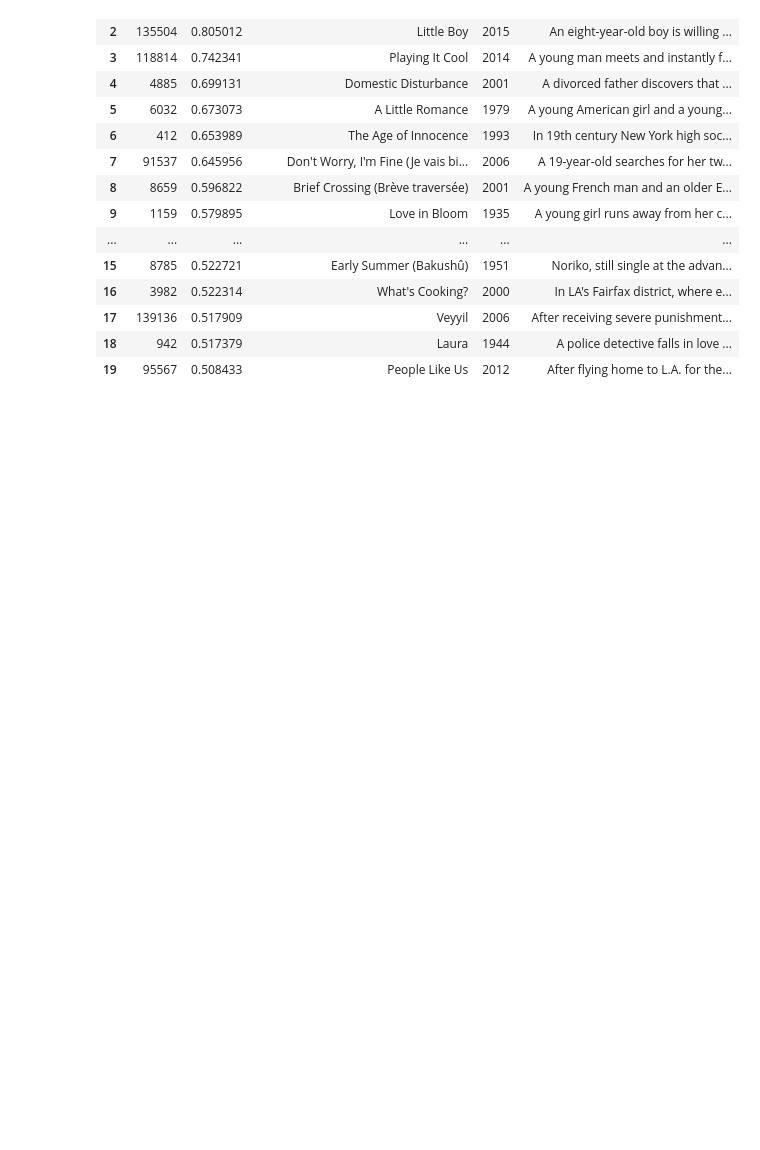
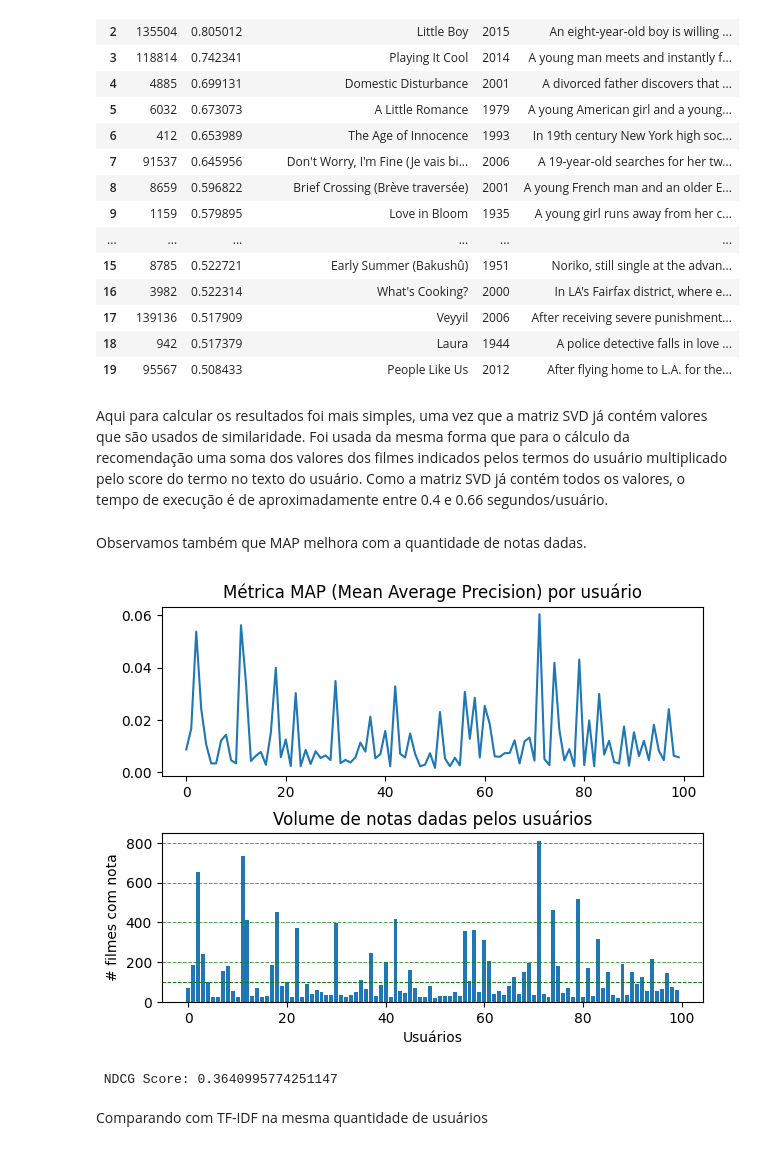
Before and after one commit to xnes/recsys, a Jupyter notebook: rec_sys_apresentacao_3.ipynb, the cells around one changed output. Drawn from its saved outputs; the diff is of its cells as text; code cells hidden in the pictures; blank space fills up the shorter version.

```diff
--- a/rec_sys_apresentacao_3.ipynb
+++ b/rec_sys_apresentacao_3.ipynb
@@ -823,3 +839,43 @@ life love man story woman world film old young family wife year war new father m
 | 17 | 139136 | 0.517909 | Veyyil | 2006 | After receiving severe punishment... |
 | 18 | 942 | 0.517379 | Laura | 1944 | A police detective falls in love ... |
 | 19 | 95567 | 0.508433 | People Like Us | 2012 | After flying home to L.A. for the... |
+# %% [markdown]
+Aqui para calcular os resultados foi mais simples, uma vez que a matriz SVD já contém valores que são usados de similaridade. Foi usada da mesma forma que para o cálculo da recomendação uma soma dos valores dos filmes indicados pelos termos do usuário multiplicado pelo score do termo no texto do usuário. Como a matriz SVD já contém todos os valores, o tempo de execução é de aproximadamente entre 0.4 e 0.66 segundos/usuário.
+# %%
+def calcular_map_SVD(qt_usuarios = 100):
+
+    colunas_matriz_true = sinopses['movieId'].to_numpy()
+    linhas_matriz_true = usuarios['userId'].unique()[:(qt_usuarios)]
+    matriz_true_bin = np.zeros((len(linhas_matriz_true), len(colunas_matriz_true)))
+    matriz_true_real = np.zeros((len(linhas_matriz_true), len(colunas_matriz_true)))
+    matriz_score = np.zeros((len(linhas_matriz_true), len(colunas_matriz_true)))
+    matriz_assistidos = np.zeros(qt_usuarios)
+    linha = 0
+    for user in linhas_matriz_true:
+        for filme, nota in ratings[ratings['userId']==user][['movieId','rating']].to_numpy():
+            posicao_filme = np.where(colunas_matriz_true==filme)
+            matriz_true_bin[linha][posicao_filme] = 1
+            matriz_true_real[linha][posicao_filme] = nota
+            matriz_assistidos[linha] += 1
+        coluna = 0
+        lista_termos_usuario = criar_SVD_lista_termos_usuario(user)
+
+        for termo, score in lista_termos_usuario:
+            matriz_score[linha] += matriz_SVD.T[matriz_SVD.T.index==termo].to_numpy()[0]*score
+        linha += 1
+    metrica_map = []
+    for linha in range(len(linhas_matriz_true)):
+        metrica_map.append(average_precision_score(matriz_true_bin[linha], matriz_score[linha]))
+
+    return matriz_true_bin, matriz_score, metrica_map, matriz_assistidos, matriz_true_real
+
+matriz_true_SVD_bin, matriz_SVD_score, metrica_SVD_map, matriz_assistidos, matriz_true_SVD_real = calcular_map_SVD()
+# %% [markdown]
+Observamos também que MAP melhora com a quantidade de notas dadas.
+# %%
+medir_resultados(metrica_SVD_map, matriz_SVD_score, matriz_true_SVD_real, matriz_assistidos)
+# %% [output]
+[figure, added]
+ NDCG Score: 0.3640995774251147
+# %% [markdown]
+Comparando com TF-IDF na mesma quantidade de usuários
```
Also changed, not shown: parts of 11 cells of this notebook.
